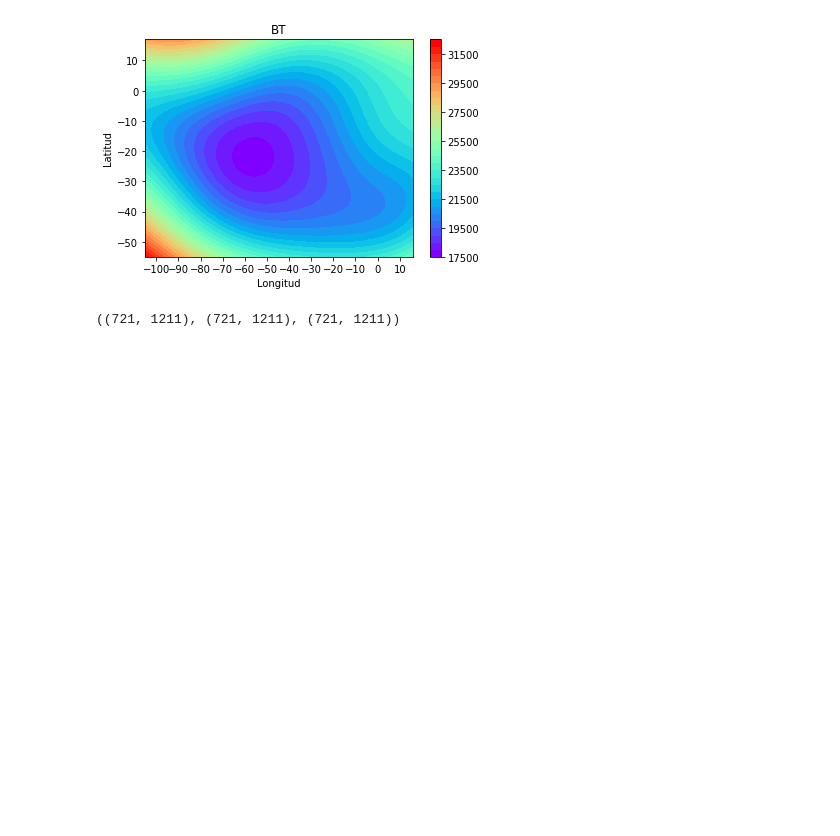
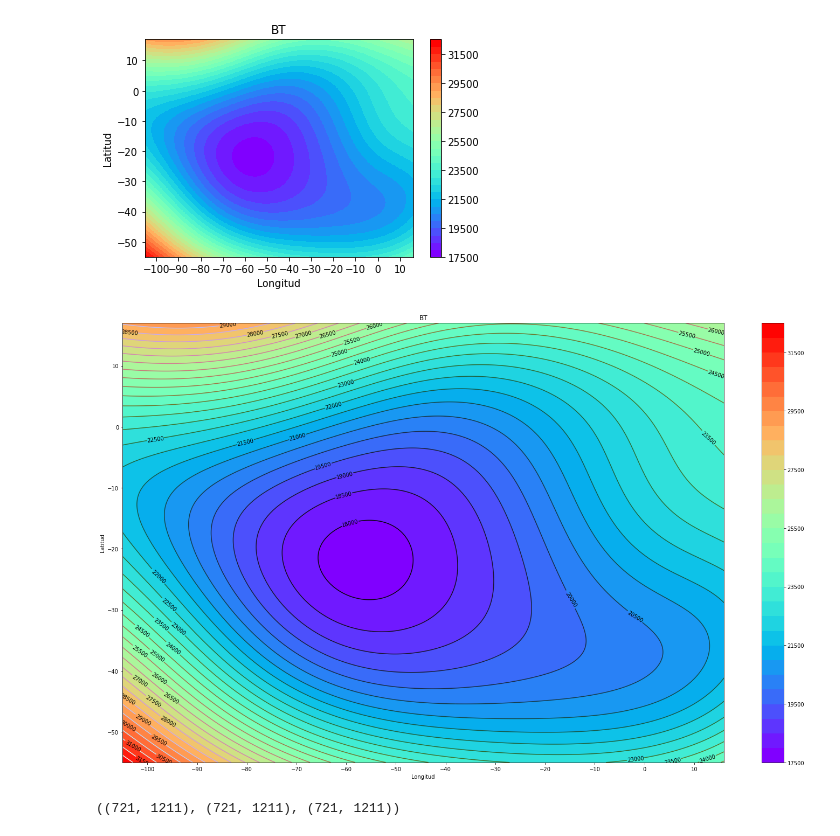
Before and after one commit to SalvadorRdR/IAC_2022, a Jupyter notebook: Modelo_IGRF_13_IAC2022.ipynb, the cells around one changed output. Drawn from its saved outputs; the diff is of its cells as text; code cells hidden in the pictures; blank space fills up the shorter version.

Commit message:
Imagen_Grande

```diff
--- a/Modelo_IGRF_13_IAC2022.ipynb
+++ b/Modelo_IGRF_13_IAC2022.ipynb
@@ -66,6 +66,26 @@ plt.ylabel("Latitud", size = 10)
 plt.show()
 # %% [output]
 [figure]
+# %%
+Bt=np.squeeze(Bt)
+levels = MaxNLocator(nbins=30).tick_values(Bt.min(), Bt.max())
+cmap = plt.get_cmap('rainbow')                             # Tipo de mapa
+norm = BoundaryNorm(levels, ncolors=cmap.N, clip=True)  # Incluimos las valores para el borde del gráfico
+
+
+fig, ax = plt.subplots(figsize = (25,15))
+
+im = ax.pcolormesh(Lon, Lat, Bt, cmap=cmap, norm=norm)
+cs = plt.contour(Lon, Lat, Bt, range(17500, 25500, 500), levels = 30,cmap = plt.cm.cubehelix)
+plt.clabel(cs, inline=True, fmt='%1.0f', fontsize=10, colors='k')
+fig.colorbar(im, ax=ax)
+ax.set_title('BT')
+plt.xticks(range(-100,20,10))
+plt.xlabel("Longitud", size = 10)
+plt.ylabel("Latitud", size = 10)
+plt.show()
+# %% [output]
+[figure, added]
 # %%
 Lon.shape,Lat.shape, Bt.shape
 # %% [output]
```
